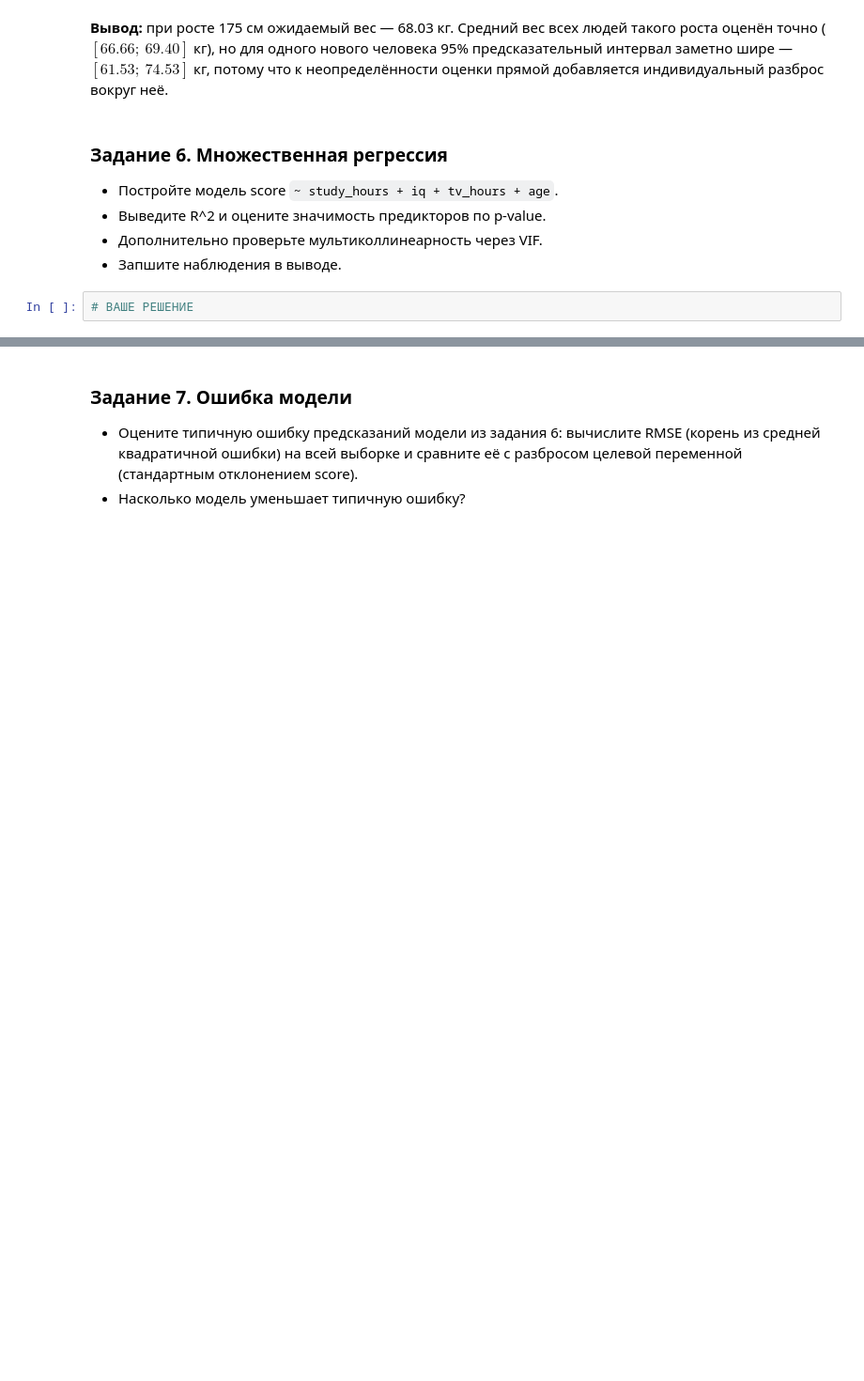
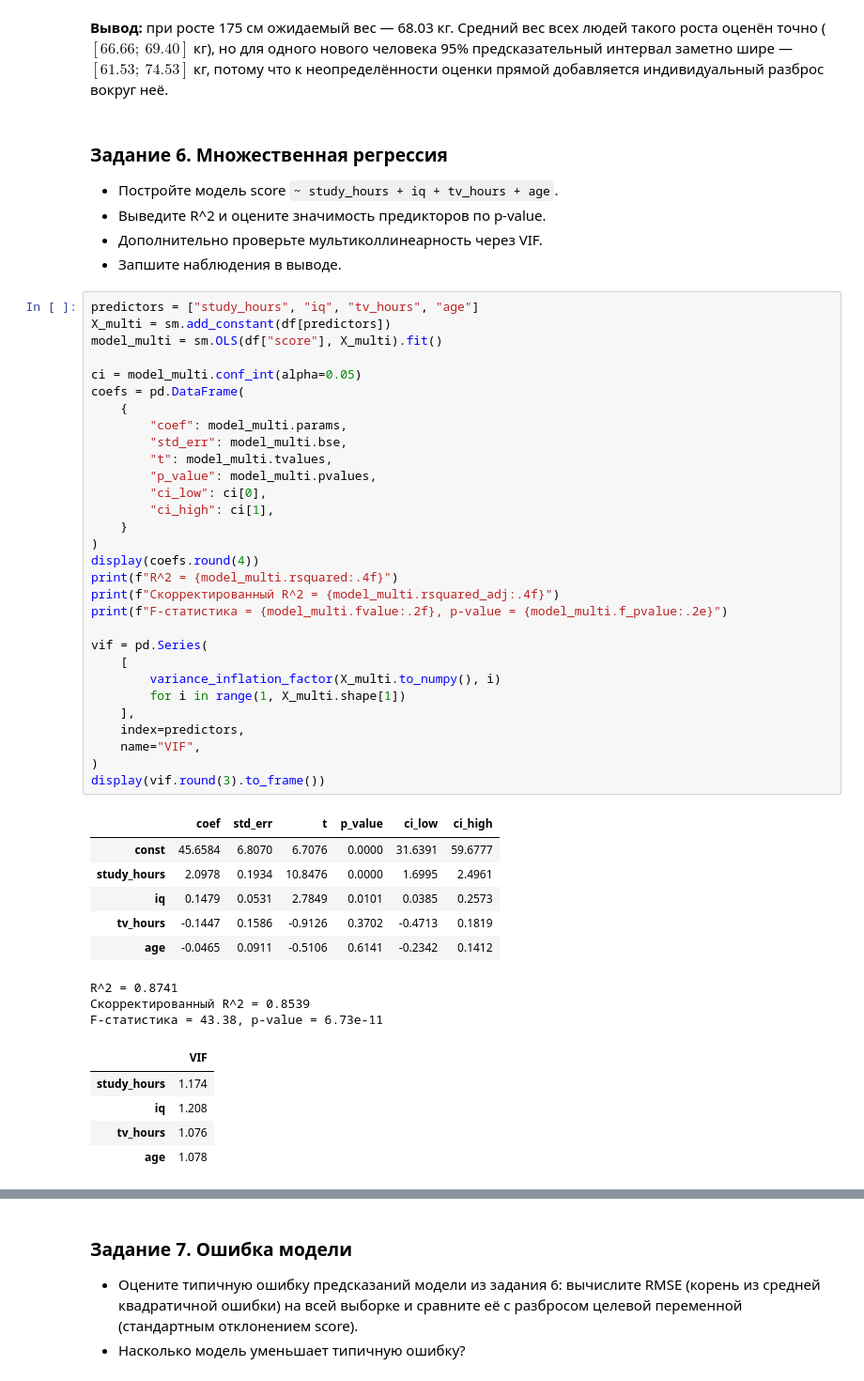
Before and after one commit to radif-ru/applied-statistics, a Jupyter notebook: notebooks/correlation-regression.ipynb, the cells around one changed output, grey strips where cells are left out. Shown at 94% size. Cells and saved outputs as stored; diff of their text form; blank space fills up the shorter version.

Commit message:
feat: fit multiple regression with VIF check and RMSE

```diff
--- a/notebooks/correlation-regression.ipynb
+++ b/notebooks/correlation-regression.ipynb
@@ -165,5 +166,48 @@ print(
 - Дополнительно проверьте мультиколлинеарность через VIF.
 - Запшите наблюдения в выводе.
 # %%
-# ВАШЕ РЕШЕНИЕ
+predictors = ["study_hours", "iq", "tv_hours", "age"]
+X_multi = sm.add_constant(df[predictors])
+model_multi = sm.OLS(df["score"], X_multi).fit()
+
+ci = model_multi.conf_int(alpha=0.05)
+coefs = pd.DataFrame(
+    {
+        "coef": model_multi.params,
+        "std_err": model_multi.bse,
+        "t": model_multi.tvalues,
+        "p_value": model_multi.pvalues,
+        "ci_low": ci[0],
+        "ci_high": ci[1],
+    }
+)
+display(coefs.round(4))
+print(f"R^2 = {model_multi.rsquared:.4f}")
+print(f"Скорректированный R^2 = {model_multi.rsquared_adj:.4f}")
+print(f"F-статистика = {model_multi.fvalue:.2f}, p-value = {model_multi.f_pvalue:.2e}")
+
+vif = pd.Series(
+    [
+        variance_inflation_factor(X_multi.to_numpy(), i)
+        for i in range(1, X_multi.shape[1])
+    ],
+    index=predictors,
+    name="VIF",
+)
+display(vif.round(3).to_frame())
+# %% [output]
+|  | coef | std_err | t | p_value | ci_low | ci_high |
+| const | 45.6584 | 6.8070 | 6.7076 | 0.0000 | 31.6391 | 59.6777 |
+| study_hours | 2.0978 | 0.1934 | 10.8476 | 0.0000 | 1.6995 | 2.4961 |
+| iq | 0.1479 | 0.0531 | 2.7849 | 0.0101 | 0.0385 | 0.2573 |
+| tv_hours | -0.1447 | 0.1586 | -0.9126 | 0.3702 | -0.4713 | 0.1819 |
+| age | -0.0465 | 0.0911 | -0.5106 | 0.6141 | -0.2342 | 0.1412 |
+R^2 = 0.8741
+Скорректированный R^2 = 0.8539
+F-статистика = 43.38, p-value = 6.73e-11
+|  | VIF |
+| study_hours | 1.174 |
+| iq | 1.208 |
+| tv_hours | 1.076 |
+| age | 1.078 |
 # %% [markdown]
```
Also changed, not shown: parts of 4 cells of this notebook.
